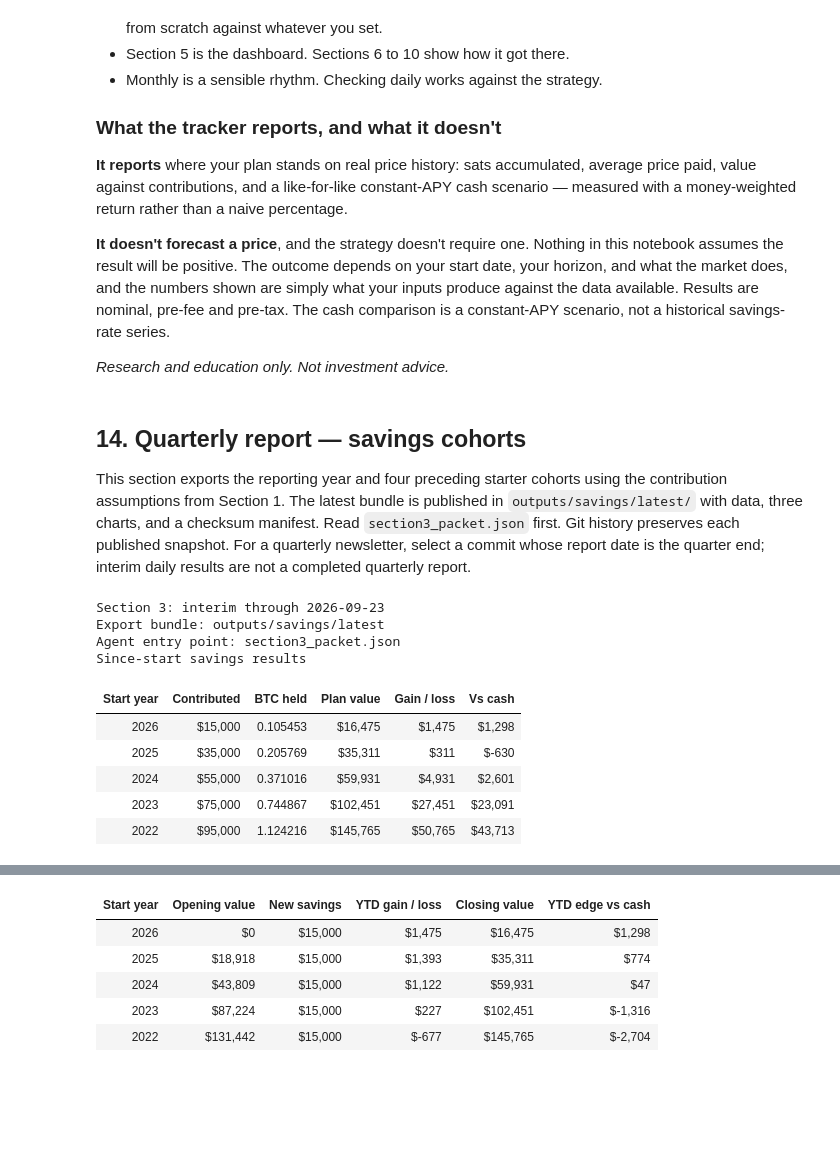
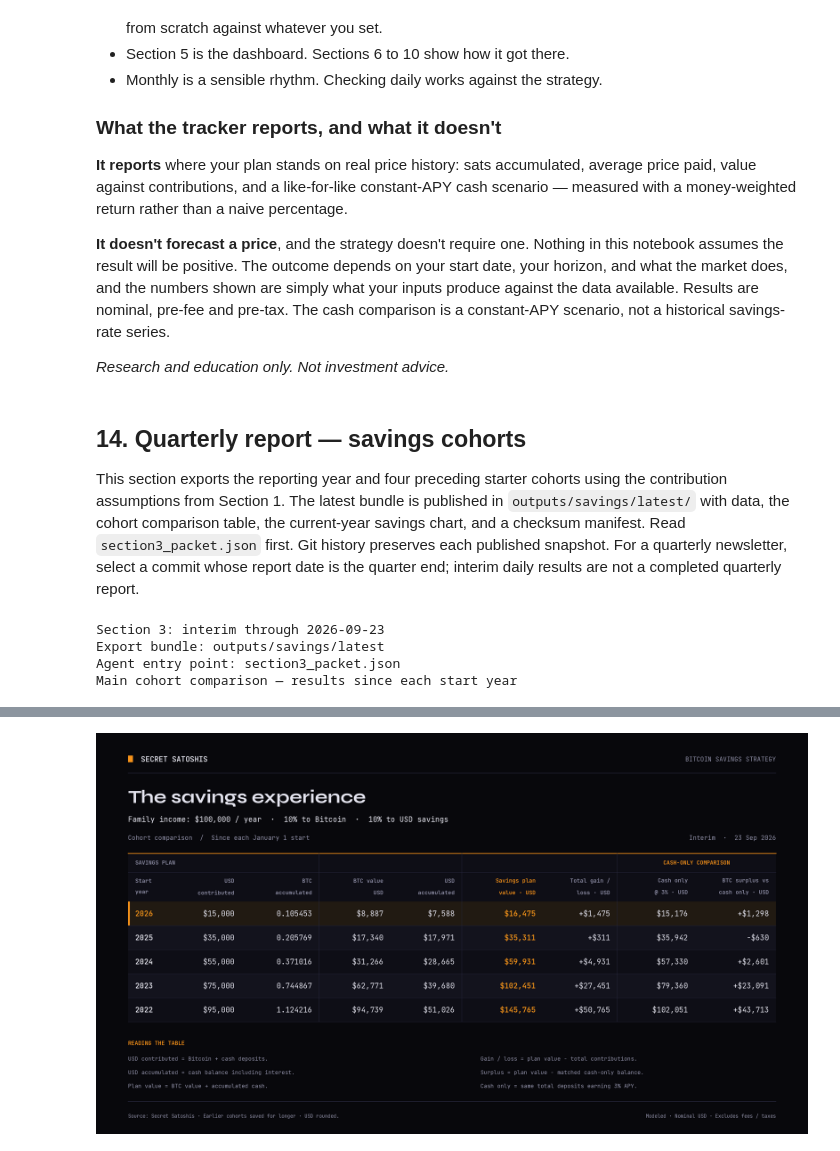
Before and after one commit to SecretSatoshis/Bitcoin-Investment-Strategy, a Jupyter notebook: notebooks/bitcoin_savings_plan.ipynb, the cells around one changed output, grey strips where cells are left out. Drawn from its saved outputs; the diff is of its cells as text; code cells hidden in the pictures; blank space fills up the shorter version.

```diff
--- a/notebooks/bitcoin_savings_plan.ipynb
+++ b/notebooks/bitcoin_savings_plan.ipynb
@@ -914,7 +914,8 @@ pre-fee and pre-tax. The cash comparison is a constant-APY scenario, not a histo
 
 This section exports the reporting year and four preceding starter cohorts using
 the contribution assumptions from Section 1. The latest bundle is published in
-`outputs/savings/latest/` with data, three charts, and a checksum manifest.
+`outputs/savings/latest/` with data, the cohort comparison table, the current-year savings chart,
+and a checksum manifest.
 Read `section3_packet.json` first. Git history preserves each published snapshot.
 For a quarterly newsletter, select a commit whose report date is the quarter end;
 interim daily results are not a completed quarterly report.
@@ -935,31 +936,10 @@ section3_output, section3_plan, section3_tables = export_report(
 print(f"Section 3: {section3_plan['snapshot_status']} through {section3_plan['report_date']}")
 print(f"Export bundle: {section3_output.relative_to(ROOT)}")
 print("Agent entry point: section3_packet.json")
-print("Since-start savings results")
-summary = section3_tables["cohort_summary"].rename(columns={
-    "cohort_year": "Start year", "total_contributed_usd": "Contributed",
-    "btc_held": "BTC held", "total_value_usd": "Plan value",
-    "total_gain_usd": "Gain / loss", "advantage_vs_cash_usd": "Vs cash",
-})
-display(summary[["Start year", "Contributed", "BTC held", "Plan value", "Gain / loss", "Vs cash"]]
-        .style.hide(axis="index").format({"BTC held": "{:.6f}", **{
-            c: "${:,.0f}" for c in ["Contributed", "Plan value", "Gain / loss", "Vs cash"]}}))
-print("YTD: opening savings + new contributions + investment gain/loss = closing savings")
-ytd = section3_tables["ytd_summary"].rename(columns={
-    "cohort_year": "Start year", "opening_total_value_usd": "Opening value",
-    "total_contributed_ytd_usd": "New savings", "total_gain_ytd_usd": "YTD gain / loss",
-    "closing_total_value_usd": "Closing value", "incremental_advantage_ytd_usd": "YTD edge vs cash",
-})
-cols = ["Opening value", "New savings", "YTD gain / loss", "Closing value", "YTD edge vs cash"]
-display(ytd[["Start year", *cols]].style.hide(axis="index").format({c: "${:,.0f}" for c in cols}))
+print("Main cohort comparison — results since each start year")
+display(Image(filename=str(section3_output / "cohort_comparison.png"), width=1400))
 # %% [output]
 Section 3: interim through 2026-09-23
 Export bundle: outputs/savings/latest
 Agent entry point: section3_packet.json
-Since-start savings results
+Main cohort comparison — results since each start year
-| Start year | Contributed | BTC held | Plan value | Gain / loss | Vs cash |
-| 2026 | $15,000 | 0.105453 | $16,475 | $1,475 | $1,298 |
-| 2025 | $35,000 | 0.205769 | $35,311 | $311 | $-630 |
-| 2024 | $55,000 | 0.371016 | $59,931 | $4,931 | $2,601 |
-| 2023 | $75,000 | 0.744867 | $102,451 | $27,451 | $23,091 |
-| 2022 | $95,000 | 1.124216 | $145,765 | $50,765 | $43,713 |
@@ -967,7 +946,2 @@ YTD: opening savings + new contributions + investment gain/loss = closing saving
-| Start year | Opening value | New savings | YTD gain / loss | Closing value | YTD edge vs cash |
-| 2026 | $0 | $15,000 | $1,475 | $16,475 | $1,298 |
-| 2025 | $18,918 | $15,000 | $1,393 | $35,311 | $774 |
-| 2024 | $43,809 | $15,000 | $1,122 | $59,931 | $47 |
-| 2023 | $87,224 | $15,000 | $227 | $102,451 | $-1,316 |
-| 2022 | $131,442 | $15,000 | $-677 | $145,765 | $-2,704 |
+[figure, added]
 # %%
```
Also changed, not shown: parts of 2 cells of this notebook, 19 other files.
